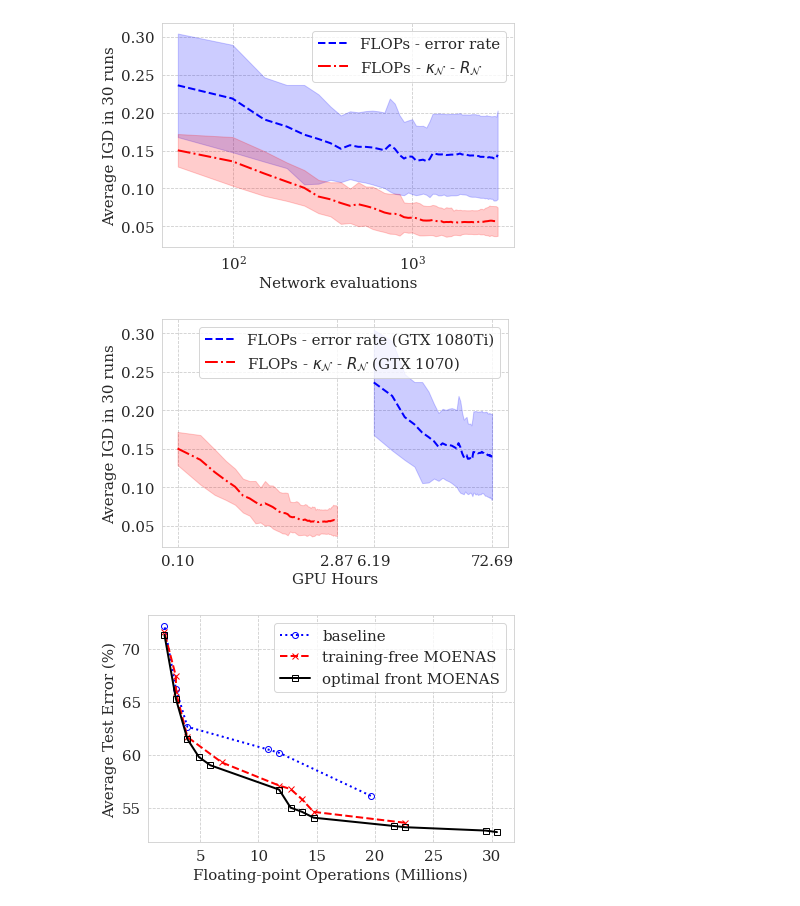
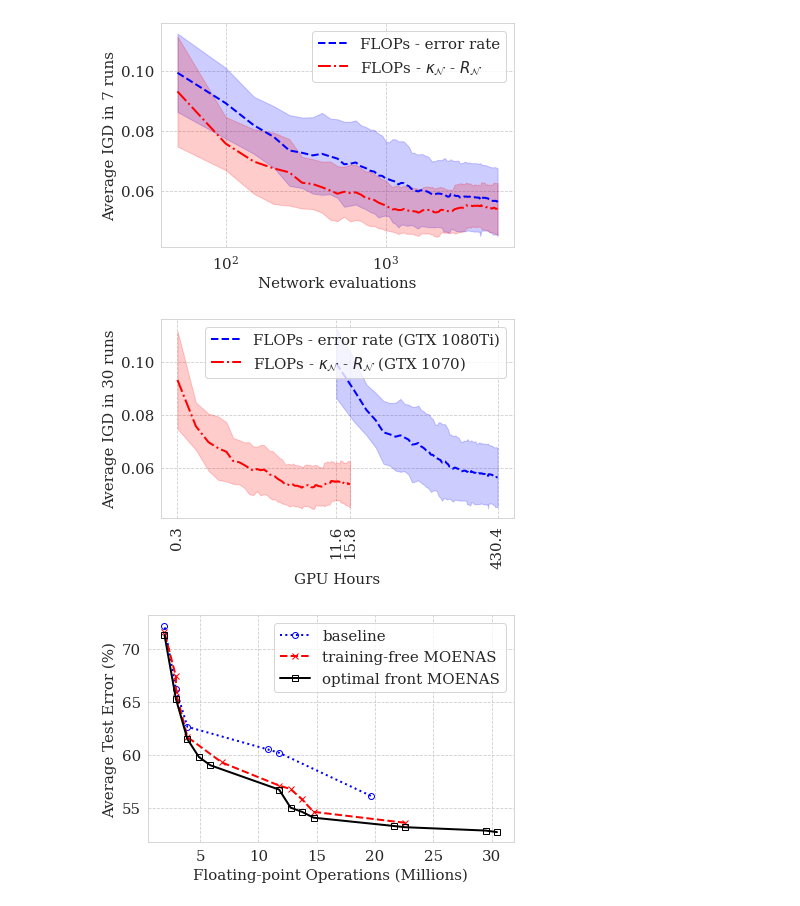
Before and after one commit to 2Dooh/Pytorch-NAS, a Jupyter notebook: igd.ipynb, the cells around one changed output. Cells and saved outputs as stored; diff of their text form; code cells hidden in the pictures.

```diff
--- a/igd.ipynb
+++ b/igd.ipynb
@@ -174,7 +174,7 @@ def convert_2_obj_space(checkpoint_path,
     print('Best arch: {}'.format(best_arch))
     return n_evals, score, F
 # %%
-pf = load_pf('data/bench_pf/[cifar10-tss][FLOPS-TEST_ERR]-200EP.npy')
+pf = load_pf('data/bench_pf/[cifar10-101][FLOPS-TEST_ERR]-108EP.npy')
 # %%
 indicator_name = 'igd'
 kwargs = {}
@@ -228,18 +228,18 @@ def get_log_runtimes_from_runs(path):
 # %%
 # baseline = load_runs(
 #     f_dir='experiments/101-FLOPS-NTK-LR-100-6',
-#     name='baseline101',
-#     save=False,
+#     name='101-new-temp',
+#     save=True,
 #     decoder=bench101_decoder,
 #     func=bench101_query,
 #     metric=metric,
 #     return_non_dominated=False,
 #     convert_obj=True,
 # )
-baseline = torch.load('data/baseline201.pth.tar')
+baseline = torch.load('data/baseline101.pth.tar')
 igd_baseline = np.array([run[1] for run in baseline])
 
-runtimes = get_runtime('experiments/tss-flops-valid').mean(axis=0)
+runtimes = get_runtime('experiments/101-flops-valid').mean(axis=0)
 T = runtimes.copy()
 for i, time in enumerate(runtimes):
     if i == 0:
@@ -247,10 +247,11 @@ for i, time in enumerate(runtimes):
     runtimes[i] += T[:i].sum()
 runtimes /= 3600
 
-# print(runtimes.shape)
-# print(igd_baseline[:, :len(runtimes)].shape)
+print(runtimes.shape)
+print(igd_baseline[:, :len(runtimes)].shape)
 
 n_evals = baseline[0][0]
-# data = [(n_evals, igd_baseline[:, :len(runtimes)], runtimes, 'FLOPs - error rate')]
-data = [(n_evals, igd_baseline, None, 'FLOPs - error rate')]
+data = [(n_evals, igd_baseline[:, :len(runtimes)], runtimes, 'FLOPs - error rate')]
+#data = [(n_evals, igd_baseline, None, 'FLOPs - error rate')]
+# data = [(n_evals, igd_baseline, None, 'FLOPs - NTK - LR new')]
 # data = [(n_evals, igd_baseline, None, 'flops ori model')]
@@ -265,9 +269,9 @@ data = [(n_evals, igd_baseline, None, 'FLOPs - error rate')]
 #     return_non_dominated=False,
 #     convert_obj=True,
 # )
-gf = torch.load('data/gf201.pth.tar')
+gf = torch.load('data/101-new-temp.pth.tar')
 igd_gf = np.array([run[1] for run in gf])
-runtimes = get_log_runtimes_from_runs('experiments/TSS-FLOPS-NTK-LR').mean(axis=0)
+runtimes = get_log_runtimes_from_runs('experiments/101-FLOPS-NTK-LR').mean(axis=0)
 # # print(runtimes.shape)
 T = runtimes.copy()
 for i, time in enumerate(runtimes):
@@ -277,9 +281,9 @@ for i, time in enumerate(runtimes):
 runtimes /= 3600
 n_evals = gf[0][0]
 # # assert(len(igd_gf201) == len(runtimes))
-print(runtimes.shape)
+# print(runtimes.shape)
 print(igd_gf.shape)
-# data += [(n_evals, igd_gf[:, :len(runtimes)], runtimes, r'FLOPs - $\kappa_{\mathcal{N}}$ - $R_\mathcal{N}$')]
-data += [(n_evals, igd_gf, runtimes, r'FLOPs - $\kappa_{\mathcal{N}}$ - $R_\mathcal{N}$')]
+data += [(n_evals, igd_gf[:, :len(runtimes)], runtimes, r'FLOPs - $\kappa_{\mathcal{N}}$ - $R_\mathcal{N}$')]
+#data += [(n_evals, igd_gf, None, r'FLOPs - $\kappa_{\mathcal{N}}$ - $R_\mathcal{N}$')]
 # data += [(n_evals, igd_gf[:, :len(runtimes)], runtimes, r'flops 16 init channels')]
 # %% [output]
@@ -317,19 +351,19 @@ def performance_indicator_show(x,
 # %%
 plt.rc('legend', fontsize=15)
 plt.rc('xtick', labelsize=15)
 plt.rc('ytick', labelsize=15)
 plt.rc('axes', labelsize=15)
 plt.rcParams["font.family"] = "serif"
 
 performance_indicator_show(
     data,
-    'Average IGD in 30 runs',
+    'Average IGD in 7 runs',
     '',
     save_fig=True,
-    figname='bench201-all.pdf'
+    figname='bench101-all.pdf'
 )
 # %% [output]
-[figure, old version]
+[figure, new version]
 # %%
 from matplotlib.ticker import ScalarFormatter
 def runtime_show(x,
@@ -373,10 +407,10 @@ runtime_show(
     '',
     log_scale=True,
     save_fig=True,
-    figname='bench201-all-time.pdf'
+    figname='bench101-all-time.pdf'
 )
 # %% [output]
-[figure, old version]
+[figure, new version]
 # %%
 def pareto_front_show(X):
     for f, label, alpha in X:
```
Also changed, not shown: parts of 6 cells of this notebook, 11 other files.
